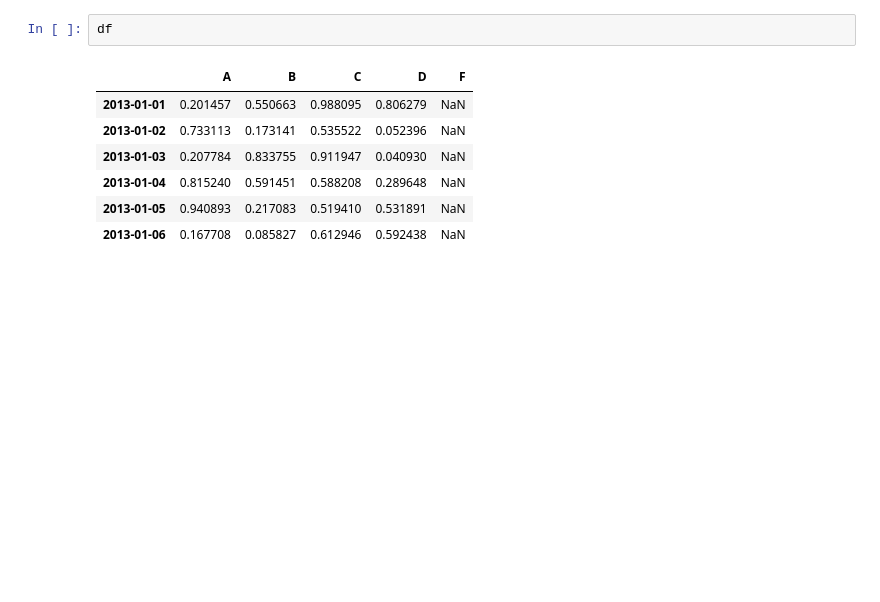
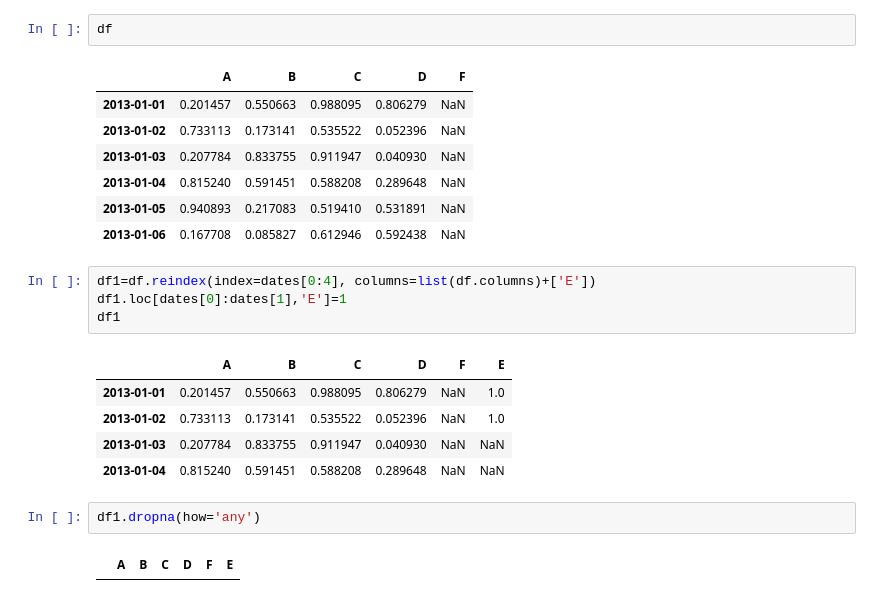
Before and after one commit to gafstar/Pandas, a Jupyter notebook: Pandas/10 min tutorial.ipynb, the cells around one changed output. Saved outputs shown, nothing was run; the diff lists cells and outputs as text; blank space fills up the shorter version.

```diff
--- a/Pandas/10 min tutorial.ipynb
+++ b/Pandas/10 min tutorial.ipynb
@@ -248,3 +248,17 @@ df
 | 2013-01-04 | 0.815240 | 0.591451 | 0.588208 | 0.289648 | NaN |
 | 2013-01-05 | 0.940893 | 0.217083 | 0.519410 | 0.531891 | NaN |
 | 2013-01-06 | 0.167708 | 0.085827 | 0.612946 | 0.592438 | NaN |
+# %%
+df1=df.reindex(index=dates[0:4], columns=list(df.columns)+['E'])
+df1.loc[dates[0]:dates[1],'E']=1
+df1
+# %% [output]
+|  | A | B | C | D | F | E |
+| 2013-01-01 | 0.201457 | 0.550663 | 0.988095 | 0.806279 | NaN | 1.0 |
+| 2013-01-02 | 0.733113 | 0.173141 | 0.535522 | 0.052396 | NaN | 1.0 |
+| 2013-01-03 | 0.207784 | 0.833755 | 0.911947 | 0.040930 | NaN | NaN |
+| 2013-01-04 | 0.815240 | 0.591451 | 0.588208 | 0.289648 | NaN | NaN |
+# %%
+df1.dropna(how='any')
+# %% [output]
+|  | A | B | C | D | F | E |
```
Also changed, not shown: parts of 5 cells of this notebook, 1 other file.
